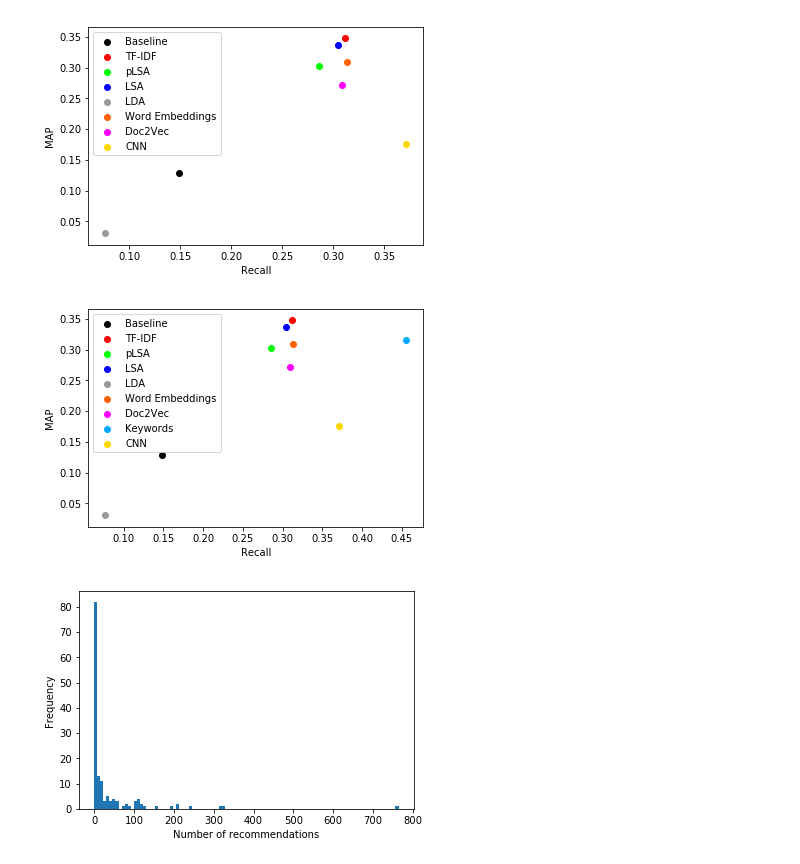
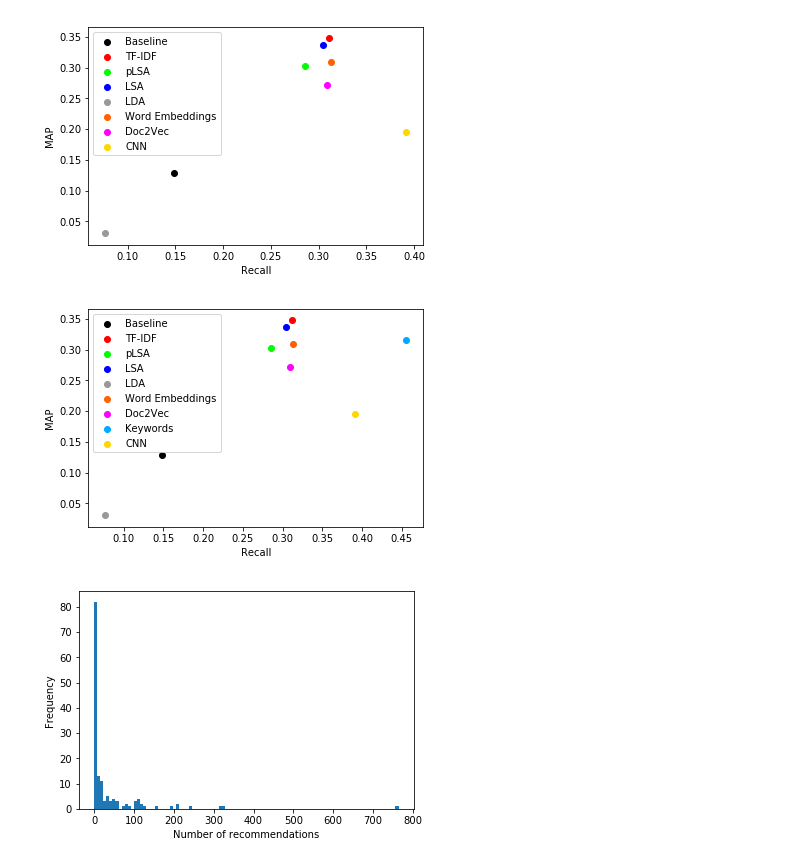
Before and after one commit to philippnaeser/recommender-system, a Jupyter notebook: notebooks/Evaluation Plots.ipynb, the cells around one changed output. Cells and saved outputs as stored; diff of their text form; code cells hidden in the pictures.

Commit message:
Updated CNN results in plots

```diff
--- a/notebooks/Evaluation Plots.ipynb
+++ b/notebooks/Evaluation Plots.ipynb
@@ -4,19 +4,19 @@ import matplotlib.pyplot as plt
 # %%
 plt.scatter(0.1485332330673328,0.12798390390248596,label="Baseline",c="#000000") # baseline
 plt.scatter(0.3113070393471838,0.3493109943879079,label="TF-IDF",c="#ff0000")
 plt.scatter(0.28560709093467146,0.30295680794789775,label="pLSA",c="#00ff00")
 plt.scatter(0.304459972799324,0.336378335041751,label="LSA",c="#0000ff")
 plt.scatter(0.0765370726445622,0.0312170366747584,label="LDA",c="#999999")
 plt.scatter(0.313136050274351, 0.309721989594664, label = "Word Embeddings", c="#FF6103")
 plt.scatter(0.308962153543122, 0.271315961079363, label = "Doc2Vec", c="#FF00FF")
-plt.scatter(0.3709140364864231, 0.17610120303808033, label = "CNN", c = "#FFD700")
+plt.scatter(0.391361440697838, 0.1947110356281217, label = "CNN", c = "#FFD700")
 
 plt.xlabel("Recall")
 plt.ylabel("MAP")
 plt.legend()
 plt.show()
 # %% [output]
-[figure, old version]
+[figure, new version]
 # %%
 plt.scatter(0.1485332330673328,0.12798390390248596,label="Baseline",c="#000000") # baseline
 plt.scatter(0.3113070393471838,0.3493109943879079,label="TF-IDF",c="#ff0000")
@@ -26,14 +26,14 @@ plt.scatter(0.0765370726445622,0.0312170366747584,label="LDA",c="#999999")
 plt.scatter(0.313136050274351, 0.309721989594664, label = "Word Embeddings", c="#FF6103")
 plt.scatter(0.308962153543122, 0.271315961079363, label = "Doc2Vec", c="#FF00FF")
 plt.scatter(0.45541340815616205,0.31595470648956375,label="Keywords",c="#00aaff")
-plt.scatter(0.3709140364864231, 0.17610120303808033, label = "CNN", c = "#FFD700")
+plt.scatter(0.391361440697838, 0.1947110356281217, label = "CNN", c = "#FFD700")
 
 plt.xlabel("Recall")
 plt.ylabel("MAP")
 plt.legend()
 plt.show()
 # %% [output]
-[figure, old version]
+[figure, new version]
 # %%
 lens = [1, 0, 0, 241, 11, 0, 3, 323, 2, 0, 1, 15, 0, 11, 6, 19, 0, 1, 1, 22, 1, 8, 2, 0, 107, 32, 2, 3, 0, 1, 61, 9, 2, 7, 52, 212, 0, 54, 6, 49, 764, 59, 9, 19, 8, 44, 102, 9, 2, 1, 80, 153, 35, 8, 105, 0, 0, 103, 18, 0, 0, 0, 0, 1, 0, 4, 0, 2, 0, 2, 2, 43, 2, 47, 85, 10, 195, 320, 24, 18, 1, 7, 4, 121, 0, 113, 15, 110, 1, 2, 0, 4, 1, 1, 20, 12, 0, 19, 29, 1, 1, 0, 47, 16, 6, 2, 2, 1, 0, 1, 124, 7, 10, 0, 1, 21, 5, 1, 74, 44, 0, 5, 2, 1, 0, 82, 207, 17, 1, 33, 1, 0, 0, 0, 0, 19, 36, 111, 4, 1, 23, 0, 0, 119, 1, 36]
 # %%
```
